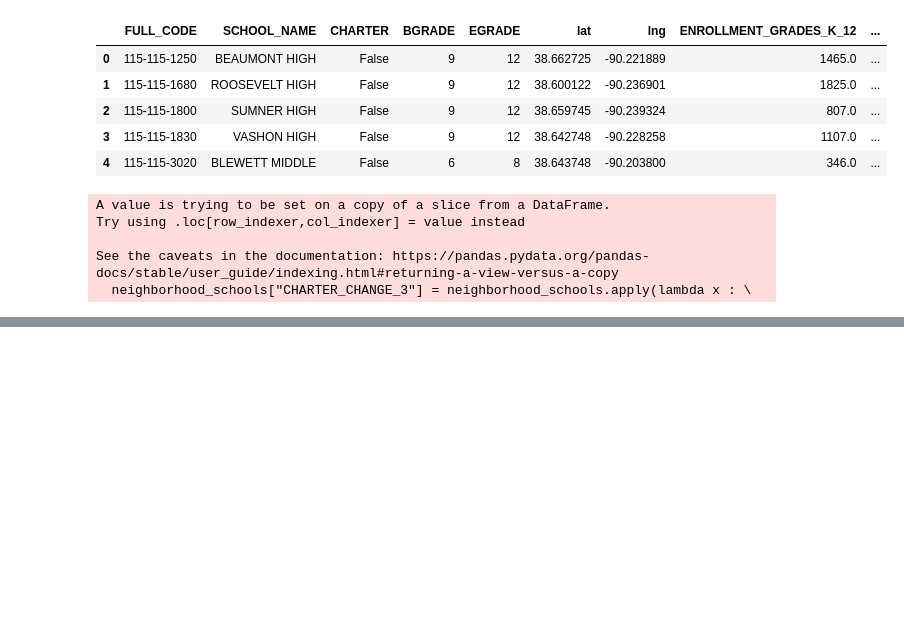
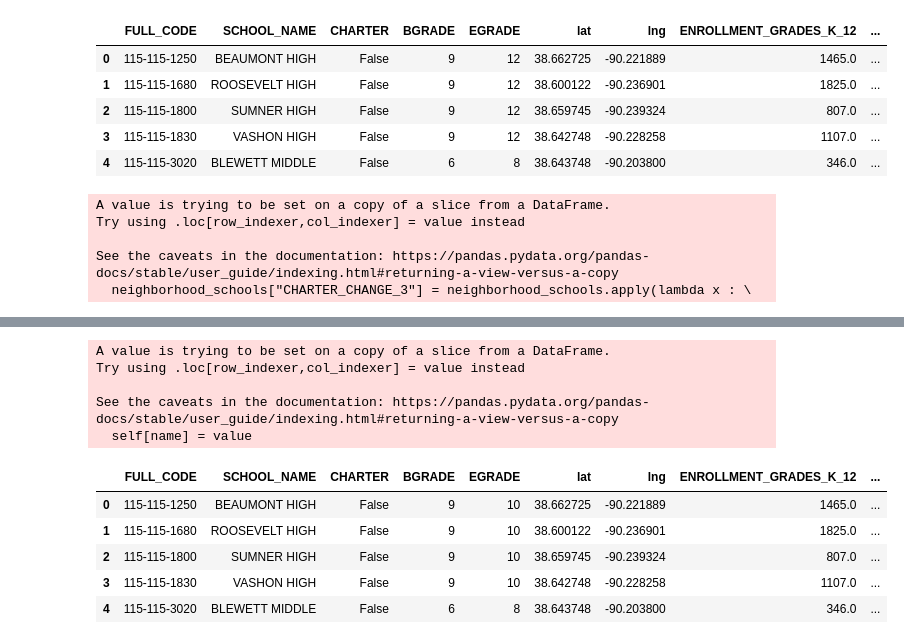
Before and after one commit to thedavidhackett/neighborhood_schools, a Jupyter notebook: data_cleaning/prediction_data_clean.ipynb, the cells around one changed output, grey strips where cells are left out. Cells and saved outputs as stored; diff of their text form; code cells hidden in the pictures; blank space fills up the shorter version.

```diff
--- a/data_cleaning/prediction_data_clean.ipynb
+++ b/data_cleaning/prediction_data_clean.ipynb
@@ -391,0 +399,22 @@ neighborhood_schools.to_csv("stl_neighborhood_schools.csv")
+# %%
+def change_egrade(x):
+    if x.EGRADE == "12":
+        return "10"
+    return x.EGRADE
+# %%
+neighborhood_schools.EGRADE = neighborhood_schools.apply(change_egrade, axis=1)
+# %% [output]
+A value is trying to be set on a copy of a slice from a DataFrame.
+Try using .loc[row_indexer,col_indexer] = value instead
+
+See the caveats in the documentation: https://pandas.pydata.org/pandas-docs/stable/user_guide/indexing.html#returning-a-view-versus-a-copy
+  self[name] = value
+# %%
+neighborhood_schools.head()
+# %% [output]
+|  | FULL_CODE | SCHOOL_NAME | CHARTER | BGRADE | EGRADE | lat | lng | ENROLLMENT_GRADES_K_12 | ... |
+| 0 | 115-115-1250 | BEAUMONT HIGH | False | 9 | 10 | 38.662725 | -90.221889 | 1465.0 | ... |
+| 1 | 115-115-1680 | ROOSEVELT HIGH | False | 9 | 10 | 38.600122 | -90.236901 | 1825.0 | ... |
+| 2 | 115-115-1800 | SUMNER HIGH | False | 9 | 10 | 38.659745 | -90.239324 | 807.0 | ... |
+| 3 | 115-115-1830 | VASHON HIGH | False | 9 | 10 | 38.642748 | -90.228258 | 1107.0 | ... |
+| 4 | 115-115-3020 | BLEWETT MIDDLE | False | 6 | 8 | 38.643748 | -90.203800 | 346.0 | ... |
```
Also changed, not shown: parts of 3 cells of this notebook, 1 other file.
